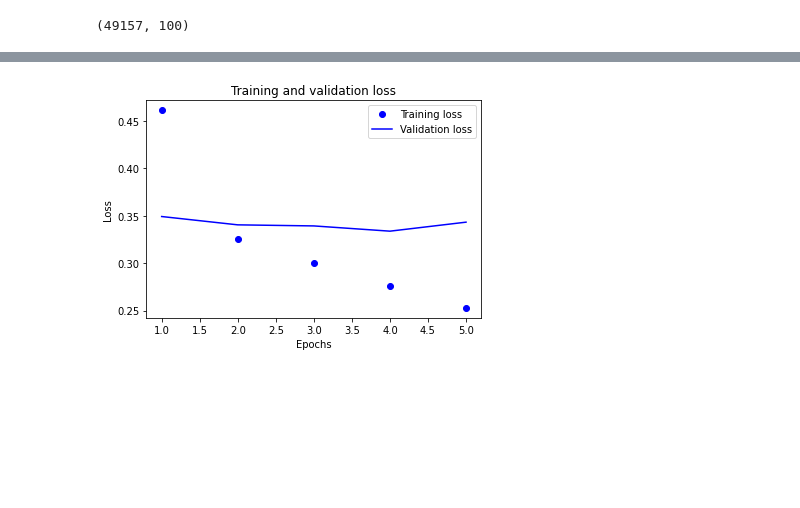
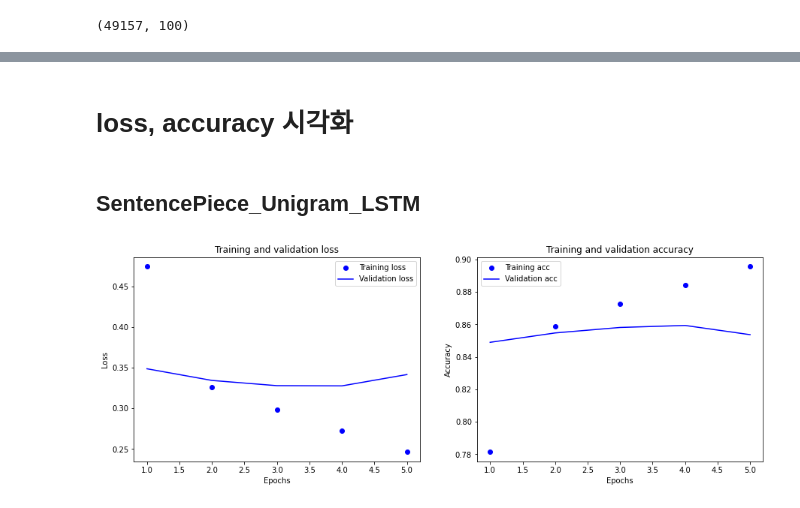
Before and after one commit to Chromis07/aiffel, a Jupyter notebook: goingdeeper/node_02/[G-02]tokenizer.ipynb, the cells around one changed output, grey strips where cells are left out. Saved outputs shown, nothing was run; the diff lists cells and outputs as text; code cells hidden in the pictures; blank space fills up the shorter version.

```diff
--- a/goingdeeper/node_02/[G-02]tokenizer.ipynb
+++ b/goingdeeper/node_02/[G-02]tokenizer.ipynb
@@ -715,20 +821,34 @@ history_01_dict = history_model01.history
+# %% [markdown]
+# loss, accuracy 시각화
+# %% [markdown]
+## SentencePiece_Unigram_LSTM
 # %%
-import matplotlib.pyplot as plt
+history_01_dict = history_model01.history
 
 acc = history_01_dict['accuracy']
 val_acc = history_01_dict['val_accuracy']
 loss = history_01_dict['loss']
 val_loss = history_01_dict['val_loss']
 
 epochs = range(1, len(acc) + 1)
 
-plt.plot(epochs, loss, 'bo', label='Training loss') # "bo"는 "파란색 점"
-plt.plot(epochs, val_loss, 'b', label='Validation loss') # b는 "파란 실선"
+plt.figure(figsize=(15,5))
+plt.subplot(1,2,1)
+plt.plot(epochs, loss, 'bo', label='Training loss')
+plt.plot(epochs, val_loss, 'b', label='Validation loss')
 plt.title('Training and validation loss')
 plt.xlabel('Epochs')
 plt.ylabel('Loss')
 plt.legend()
 
+plt.subplot(1,2,2)
+plt.plot(epochs, acc, 'bo', label='Training acc')
+plt.plot(epochs, val_acc, 'b', label='Validation acc')
+plt.title('Training and validation accuracy')
+plt.xlabel('Epochs')
+plt.ylabel('Accuracy')
+plt.legend()
+
 plt.show()
 # %% [output]
-[figure, old version]
+[figure, new version]
```
Also changed, not shown: parts of 23 cells of this notebook, 2 other files.
